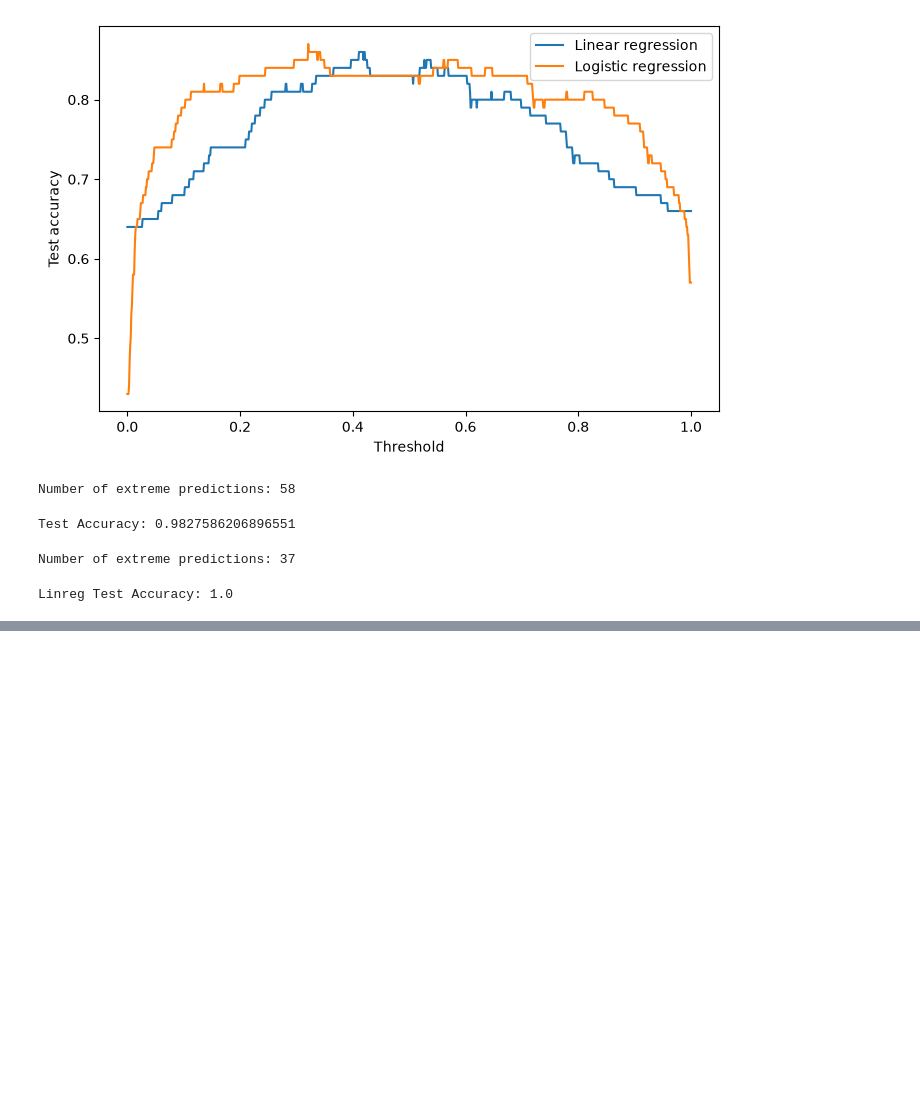
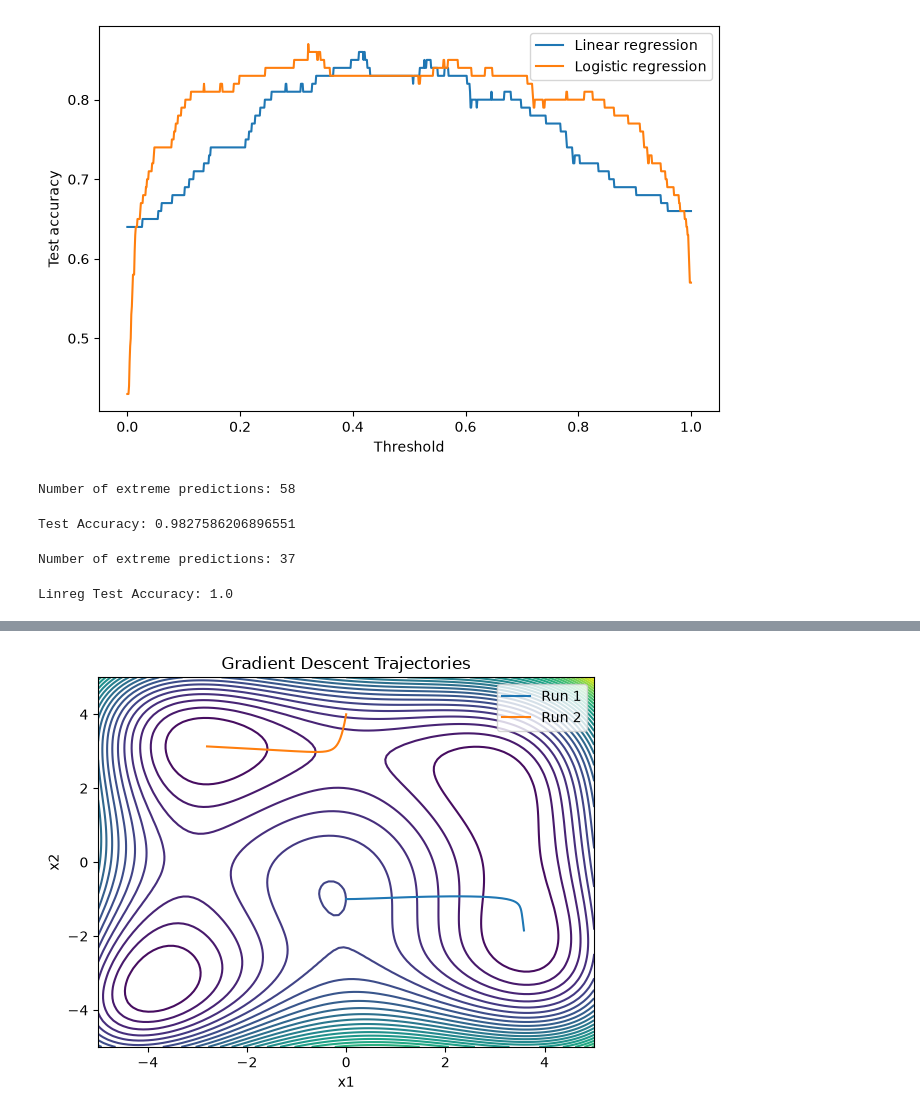
Before and after one commit to rigozu9/Machine-Learning-1, a Jupyter notebook: Week 1 /week1.ipynb, the cells around one changed output, grey strips where cells are left out. Cells and saved outputs as stored; diff of their text form; code cells hidden in the pictures; blank space fills up the shorter version.

```diff
--- a/Week 1 /week1.ipynb
+++ b/Week 1 /week1.ipynb
@@ -322,0 +348,8 @@ Linreg Test Accuracy: 1.0
+# %%
+# Ex 4b
+x, x_history, f_history = gradient_descent(f, g, x0=[0, -1], e=0.003, iter_amount=1000)
+path = np.array(x_history)
+print("Final point:", x)
+print("Final function value:", f(x))
+print("History of points:", x_history)
+print("History of function values:", f_history)
@@ -322,0 +361,7 @@ Linreg Test Accuracy: 1.0
+# %%
+x1, x1_history, f1_history = gradient_descent(f, g, x0=[0, 4], e=0.001, iter_amount=1000)
+path1 = np.array(x1_history)
+print("Final point:", x1)
+print("Final function value:", f(x1))
+print("History of points:", x1_history)
+print("History of function values:", f1_history)
@@ -322,0 +373,14 @@ Linreg Test Accuracy: 1.0
+# %%
+x,y=np.linspace(-5,5,100),np.linspace(-5,5,100)
+xgrid,ygrid=np.meshgrid(x,y)
+zgrid=f(np.array([xgrid, ygrid]))
+plt.contour(xgrid,ygrid,zgrid,levels=30)
+plt.plot(path[:, 0], path[:, 1], label="Run 1")
+plt.plot(path1[:, 0], path1[:, 1], label="Run 2")
+plt.xlabel("x1")
+plt.ylabel("x2")
+plt.title("Gradient Descent Trajectories")
+plt.legend()
+plt.show()
+# %% [output]
+[figure, added]
```
Also changed, not shown: parts of 12 cells of this notebook.
